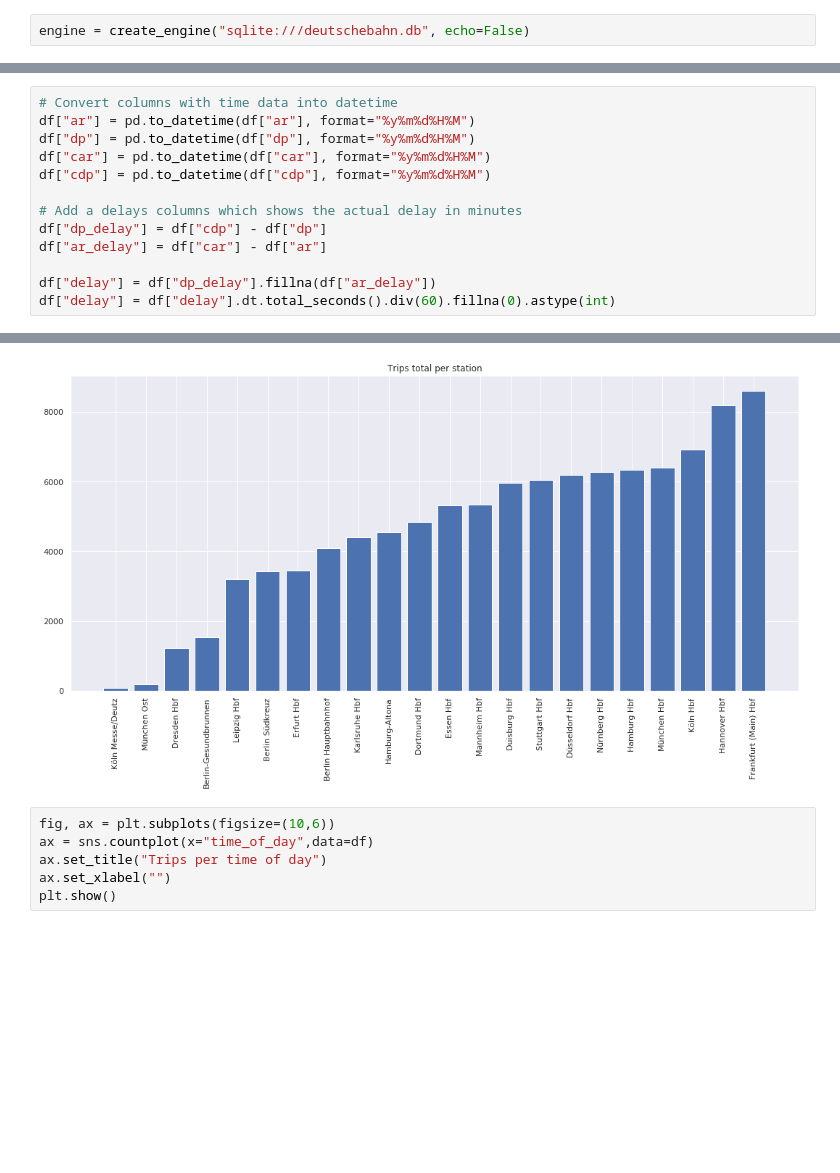
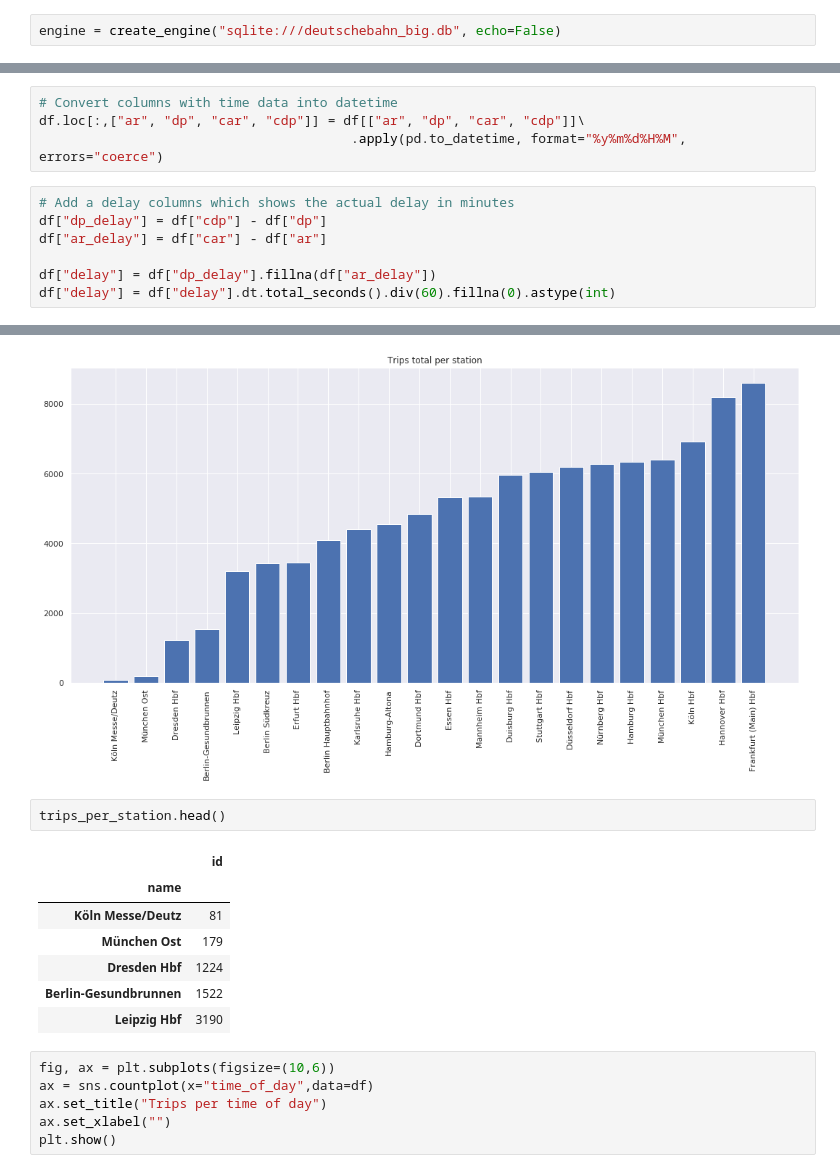
Before and after one commit to Rubbedikatz/db_scripts, a Jupyter notebook: exploration.ipynb, the cells around one changed output, grey strips where cells are left out. Saved outputs shown, nothing was run; the diff lists cells and outputs as text; blank space fills up the shorter version.

```diff
--- a/exploration.ipynb
+++ b/exploration.ipynb
@@ -14,7 +14,7 @@ import matplotlib.pyplot as plt
 import seaborn as sns
 sns.set()
 # %%
-engine = create_engine("sqlite:///deutschebahn.db", echo=False)
+engine = create_engine("sqlite:///deutschebahn_big.db", echo=False)
 # %%
 df = pd.read_sql_query("SELECT id, ar, dp, car, cdp, name FROM trips\
                            JOIN stations ON trips.eva_number = stations.eva_number \
@@ -41,14 +41,12 @@ cdp     79288 non-null float64
 name    102526 non-null object
 dtypes: float64(4), object(2)
 memory usage: 4.7+ MB
+# %%
+# Convert columns with time data into datetime
+df.loc[:,["ar", "dp", "car", "cdp"]] = df[["ar", "dp", "car", "cdp"]]\
+                                        .apply(pd.to_datetime, format="%y%m%d%H%M", errors="coerce")
 # %%
-# Convert columns with time data into datetime
-df["ar"] = pd.to_datetime(df["ar"], format="%y%m%d%H%M")
-df["dp"] = pd.to_datetime(df["dp"], format="%y%m%d%H%M")
-df["car"] = pd.to_datetime(df["car"], format="%y%m%d%H%M")
-df["cdp"] = pd.to_datetime(df["cdp"], format="%y%m%d%H%M")
-
-# Add a delays columns which shows the actual delay in minutes
+# Add a delay columns which shows the actual delay in minutes
 df["dp_delay"] = df["cdp"] - df["dp"]
 df["ar_delay"] = df["car"] - df["ar"]
 
@@ -78,6 +76,16 @@ plt.xticks(rotation="vertical")
 plt.show()
 # %% [output]
 [figure]
+# %%
+trips_per_station.head()
+# %% [output]
+|  | id |
+| name |  |
+| Köln Messe/Deutz | 81 |
+| München Ost | 179 |
+| Dresden Hbf | 1224 |
+| Berlin-Gesundbrunnen | 1522 |
+| Leipzig Hbf | 3190 |
 # %%
 fig, ax = plt.subplots(figsize=(10,6))
 ax = sns.countplot(x="time_of_day",data=df)
```
Also changed, not shown: parts of 2 cells of this notebook, 11 other files.
